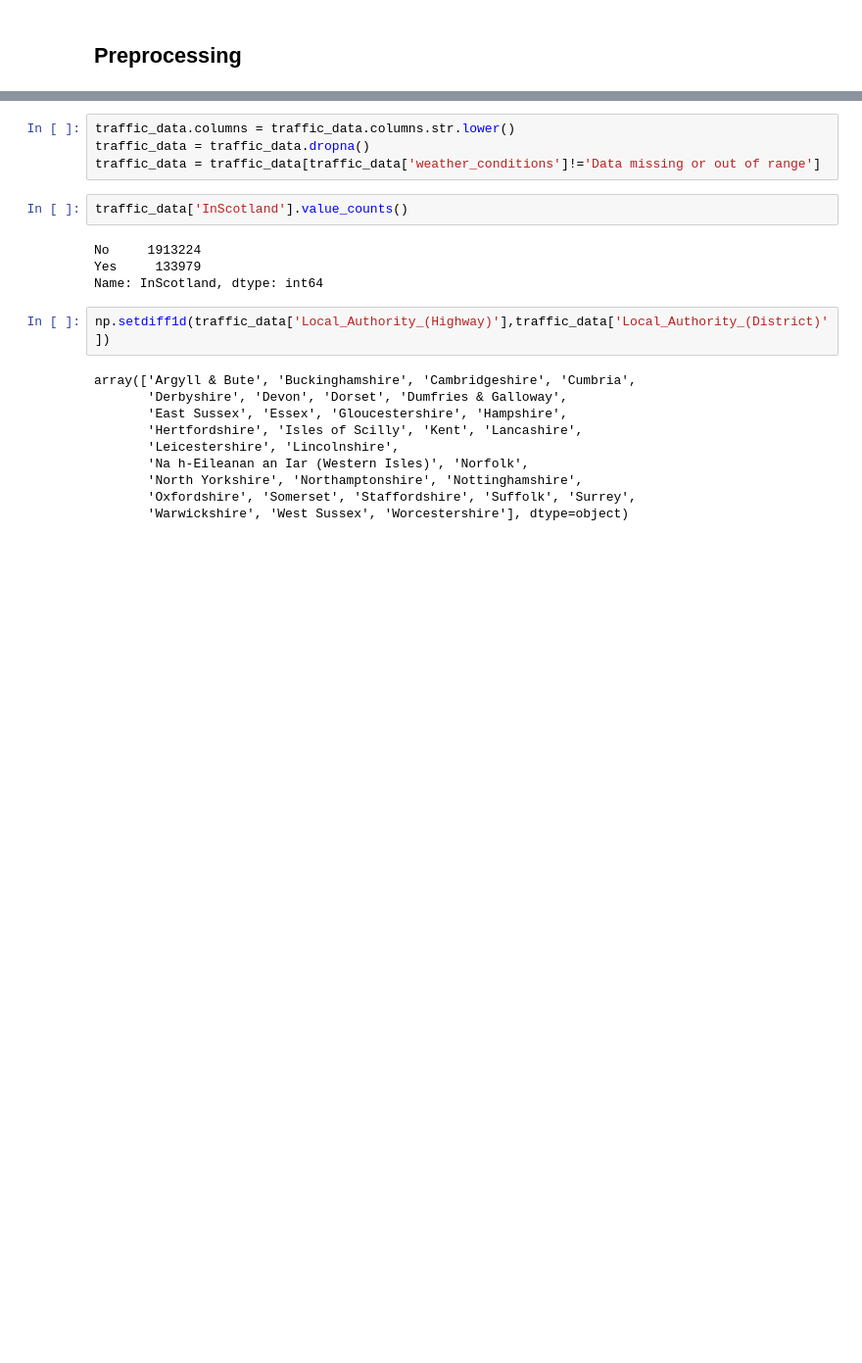
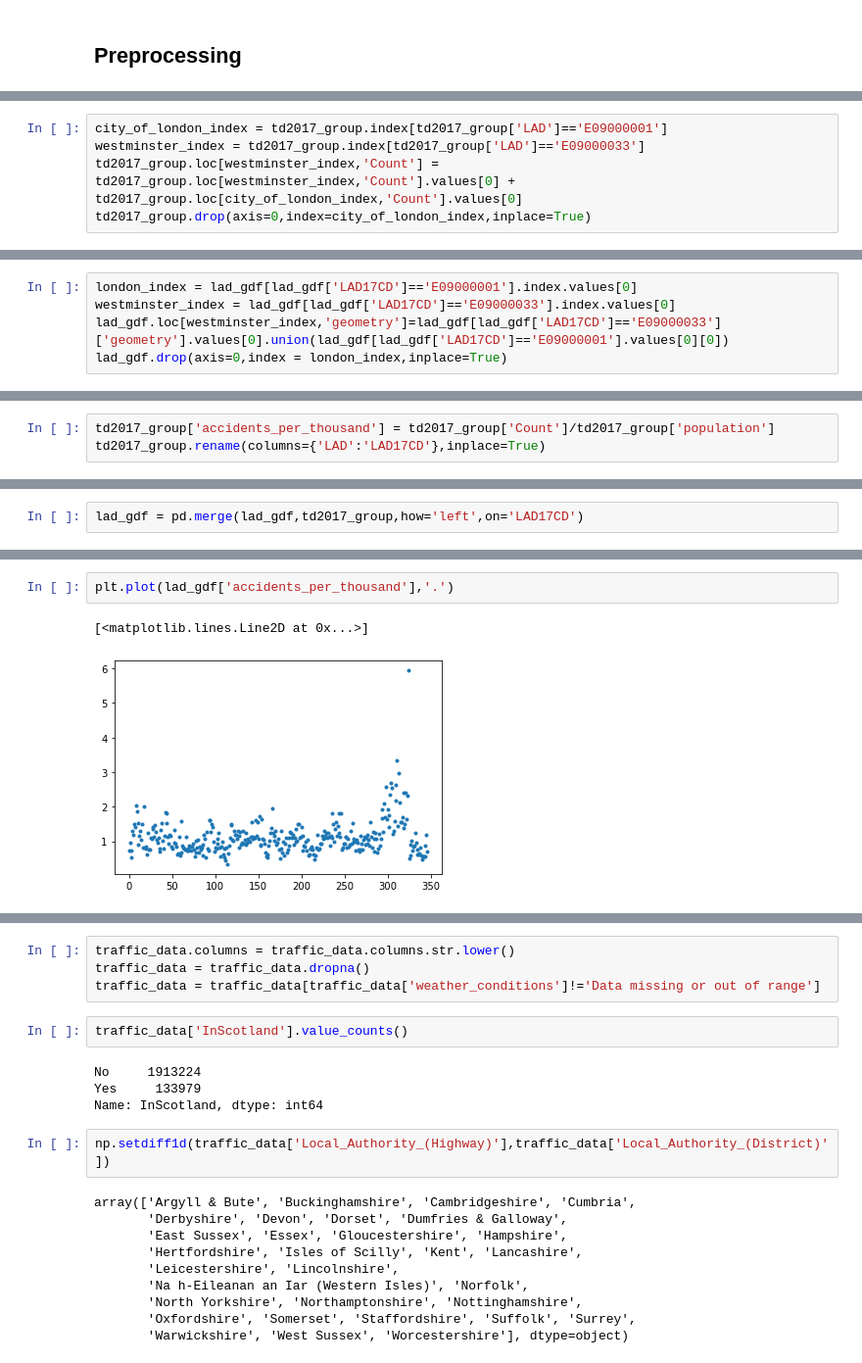
Before and after one commit to CalLanherne/IBMCapstone, a Jupyter notebook: capstone_project.ipynb, the cells around one changed output, grey strips where cells are left out. Shown at 98% size. Saved outputs shown, nothing was run; the diff lists cells and outputs as text; blank space fills up the shorter version.

```diff
--- a/capstone_project.ipynb
+++ b/capstone_project.ipynb
@@ -110,0 +173,5 @@ FileNotFoundError: [Errno 2] No such file or directory: 'Carriageway_Hazards.csv
+# %%
+city_of_london_index = td2017_group.index[td2017_group['LAD']=='E09000001']
+westminster_index = td2017_group.index[td2017_group['LAD']=='E09000033']
+td2017_group.loc[westminster_index,'Count'] = td2017_group.loc[westminster_index,'Count'].values[0] + td2017_group.loc[city_of_london_index,'Count'].values[0]
+td2017_group.drop(axis=0,index=city_of_london_index,inplace=True)
@@ -110,0 +180,5 @@ FileNotFoundError: [Errno 2] No such file or directory: 'Carriageway_Hazards.csv
+# %%
+london_index = lad_gdf[lad_gdf['LAD17CD']=='E09000001'].index.values[0]
+westminster_index = lad_gdf[lad_gdf['LAD17CD']=='E09000033'].index.values[0]
+lad_gdf.loc[westminster_index,'geometry']=lad_gdf[lad_gdf['LAD17CD']=='E09000033']['geometry'].values[0].union(lad_gdf[lad_gdf['LAD17CD']=='E09000001'].values[0][0])
+lad_gdf.drop(axis=0,index = london_index,inplace=True)
@@ -110,0 +187,3 @@ FileNotFoundError: [Errno 2] No such file or directory: 'Carriageway_Hazards.csv
+# %%
+td2017_group['accidents_per_thousand'] = td2017_group['Count']/td2017_group['population']
+td2017_group.rename(columns={'LAD':'LAD17CD'},inplace=True)
@@ -110,0 +192,2 @@ FileNotFoundError: [Errno 2] No such file or directory: 'Carriageway_Hazards.csv
+# %%
+lad_gdf = pd.merge(lad_gdf,td2017_group,how='left',on='LAD17CD')
@@ -110,0 +218,5 @@ FileNotFoundError: [Errno 2] No such file or directory: 'Carriageway_Hazards.csv
+# %%
+plt.plot(lad_gdf['accidents_per_thousand'],'.')
+# %% [output]
+[<matplotlib.lines.Line2D at 0x...>]
+[figure, added]
```
Also changed, not shown: parts of 44 cells of this notebook.
